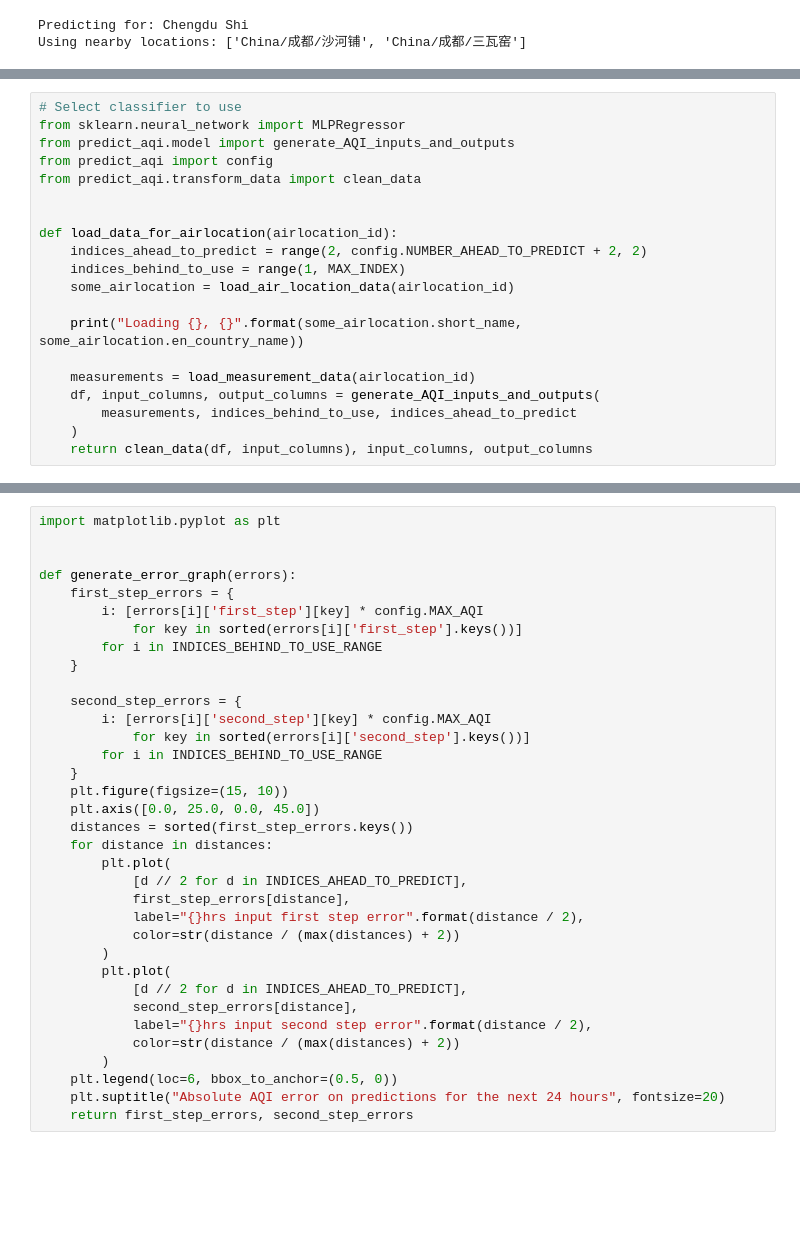
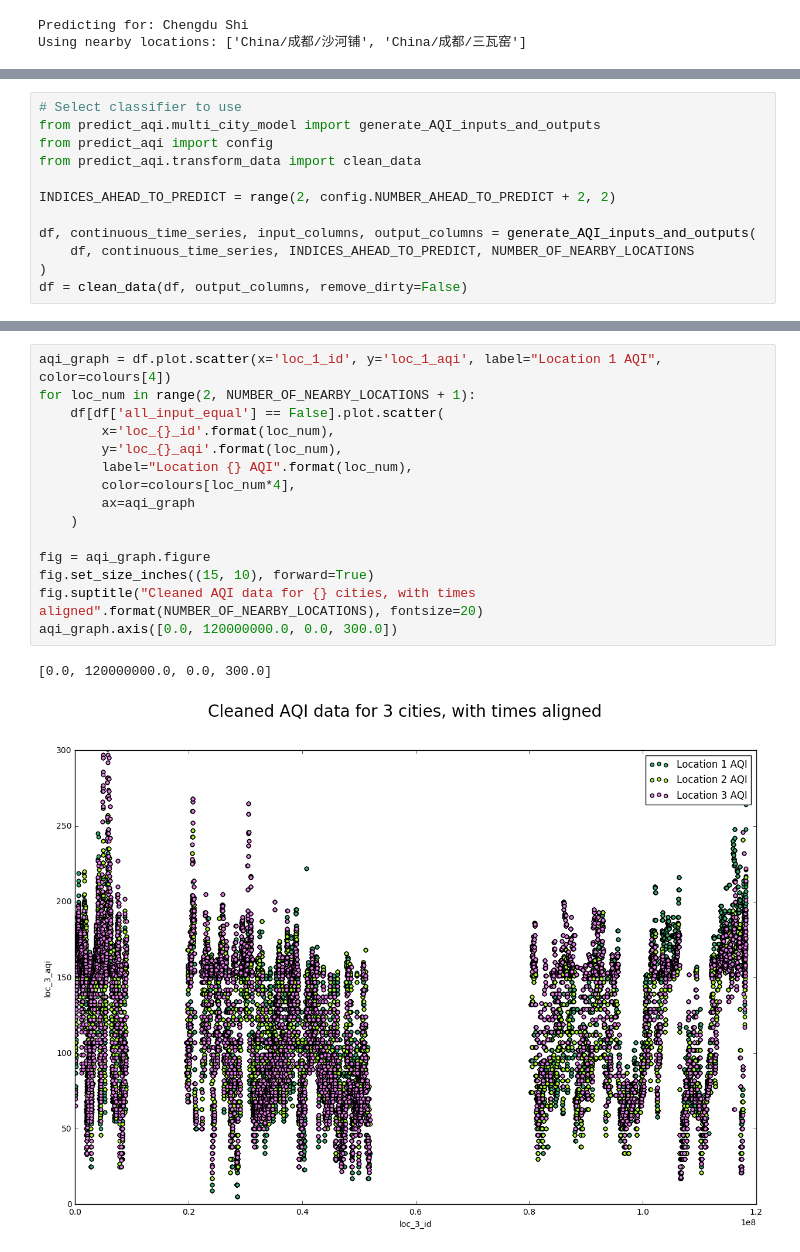
Before and after one commit to curiousest/predict-AQI, a Jupyter notebook: predict_aqi/notebooks/hypothesis4_nearby_locations.ipynb, the cells around one changed output, grey strips where cells are left out. Drawn from its saved outputs; the diff is of its cells as text; blank space fills up the shorter version.

```diff
--- a/predict_aqi/notebooks/hypothesis4_nearby_locations.ipynb
+++ b/predict_aqi/notebooks/hypothesis4_nearby_locations.ipynb
@@ -57,20 +108,12 @@ print("Cleaning data took {} seconds".format((end - start).total_seconds()))
 # %%
 # Select classifier to use
-from sklearn.neural_network import MLPRegressor
-from predict_aqi.model import generate_AQI_inputs_and_outputs
+from predict_aqi.multi_city_model import generate_AQI_inputs_and_outputs
 from predict_aqi import config
 from predict_aqi.transform_data import clean_data
 
+INDICES_AHEAD_TO_PREDICT = range(2, config.NUMBER_AHEAD_TO_PREDICT + 2, 2)
 
-def load_data_for_airlocation(airlocation_id):
-    indices_ahead_to_predict = range(2, config.NUMBER_AHEAD_TO_PREDICT + 2, 2)
-    indices_behind_to_use = range(1, MAX_INDEX)
-    some_airlocation = load_air_location_data(airlocation_id)
-
-    print("Loading {}, {}".format(some_airlocation.short_name, some_airlocation.en_country_name))
-
-    measurements = load_measurement_data(airlocation_id)
-    df, input_columns, output_columns = generate_AQI_inputs_and_outputs(
-        measurements, indices_behind_to_use, indices_ahead_to_predict
-    )
-    return clean_data(df, input_columns), input_columns, output_columns
+df, continuous_time_series, input_columns, output_columns = generate_AQI_inputs_and_outputs(
+    df, continuous_time_series, INDICES_AHEAD_TO_PREDICT, NUMBER_OF_NEARBY_LOCATIONS
+)
+df = clean_data(df, output_columns, remove_dirty=False)
@@ -132,35 +120,18 @@ def generate_errors_for_airlocation_predictions(df, input_columns, output_column
-# %%
-import matplotlib.pyplot as plt
-
-
-def generate_error_graph(errors):
-    first_step_errors = {
-        i: [errors[i]['first_step'][key] * config.MAX_AQI
-            for key in sorted(errors[i]['first_step'].keys())]
-        for i in INDICES_BEHIND_TO_USE_RANGE
-    }
-
-    second_step_errors = {
-        i: [errors[i]['second_step'][key] * config.MAX_AQI
-            for key in sorted(errors[i]['second_step'].keys())]
-        for i in INDICES_BEHIND_TO_USE_RANGE
-    }
-    plt.figure(figsize=(15, 10))
-    plt.axis([0.0, 25.0, 0.0, 45.0])
-    distances = sorted(first_step_errors.keys())
-    for distance in distances:
-        plt.plot(
-            [d // 2 for d in INDICES_AHEAD_TO_PREDICT],
-            first_step_errors[distance],
-            label="{}hrs input first step error".format(distance / 2),
-            color=str(distance / (max(distances) + 2))
-        )
-        plt.plot(
-            [d // 2 for d in INDICES_AHEAD_TO_PREDICT],
-            second_step_errors[distance],
-            label="{}hrs input second step error".format(distance / 2),
-            color=str(distance / (max(distances) + 2))
-        )
-    plt.legend(loc=6, bbox_to_anchor=(0.5, 0))
-    plt.suptitle("Absolute AQI error on predictions for the next 24 hours", fontsize=20)
-    return first_step_errors, second_step_errors
+# %%
+aqi_graph = df.plot.scatter(x='loc_1_id', y='loc_1_aqi', label="Location 1 AQI", color=colours[4])
+for loc_num in range(2, NUMBER_OF_NEARBY_LOCATIONS + 1):
+    df[df['all_input_equal'] == False].plot.scatter(
+        x='loc_{}_id'.format(loc_num),
+        y='loc_{}_aqi'.format(loc_num),
+        label="Location {} AQI".format(loc_num),
+        color=colours[loc_num*4],
+        ax=aqi_graph
+    )
+
+fig = aqi_graph.figure
+fig.set_size_inches((15, 10), forward=True)
+fig.suptitle("Cleaned AQI data for {} cities, with times aligned".format(NUMBER_OF_NEARBY_LOCATIONS), fontsize=20)
+aqi_graph.axis([0.0, 120000000.0, 0.0, 300.0])
+# %% [output]
+[0.0, 120000000.0, 0.0, 300.0]
+[figure, added]
```
Also changed, not shown: parts of 8 cells of this notebook, 2 other files.
